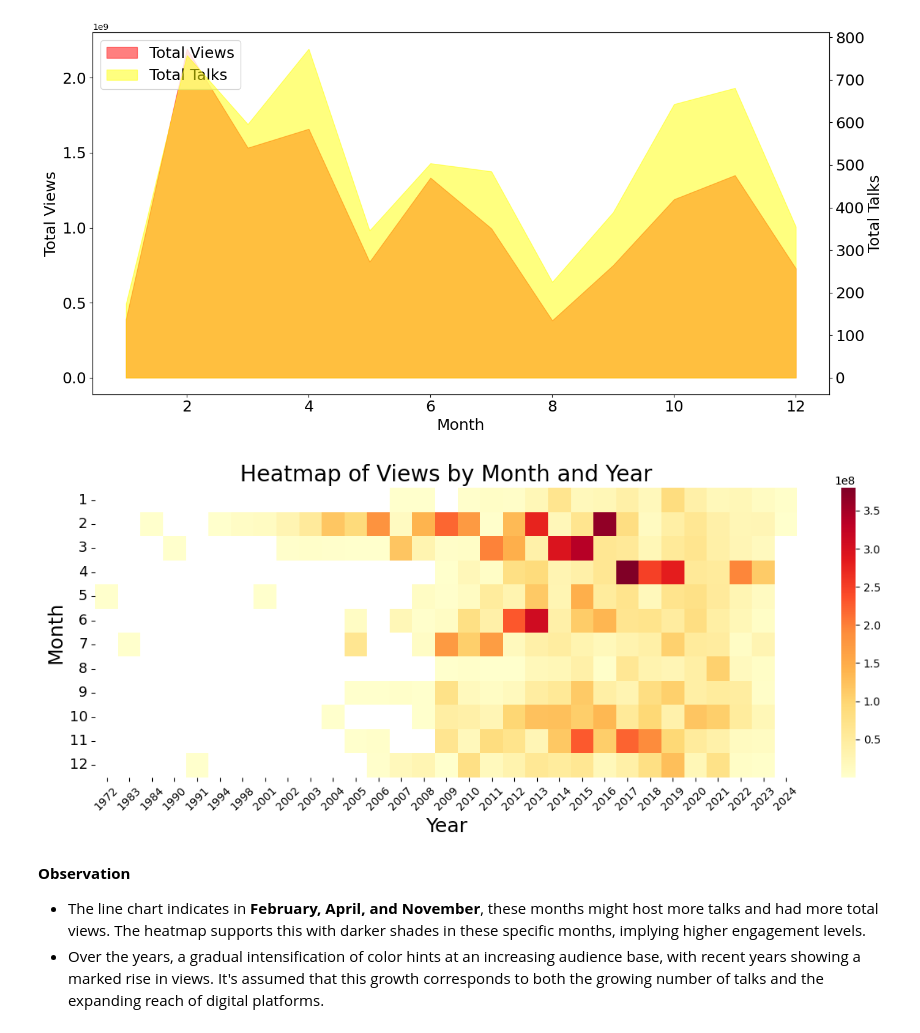
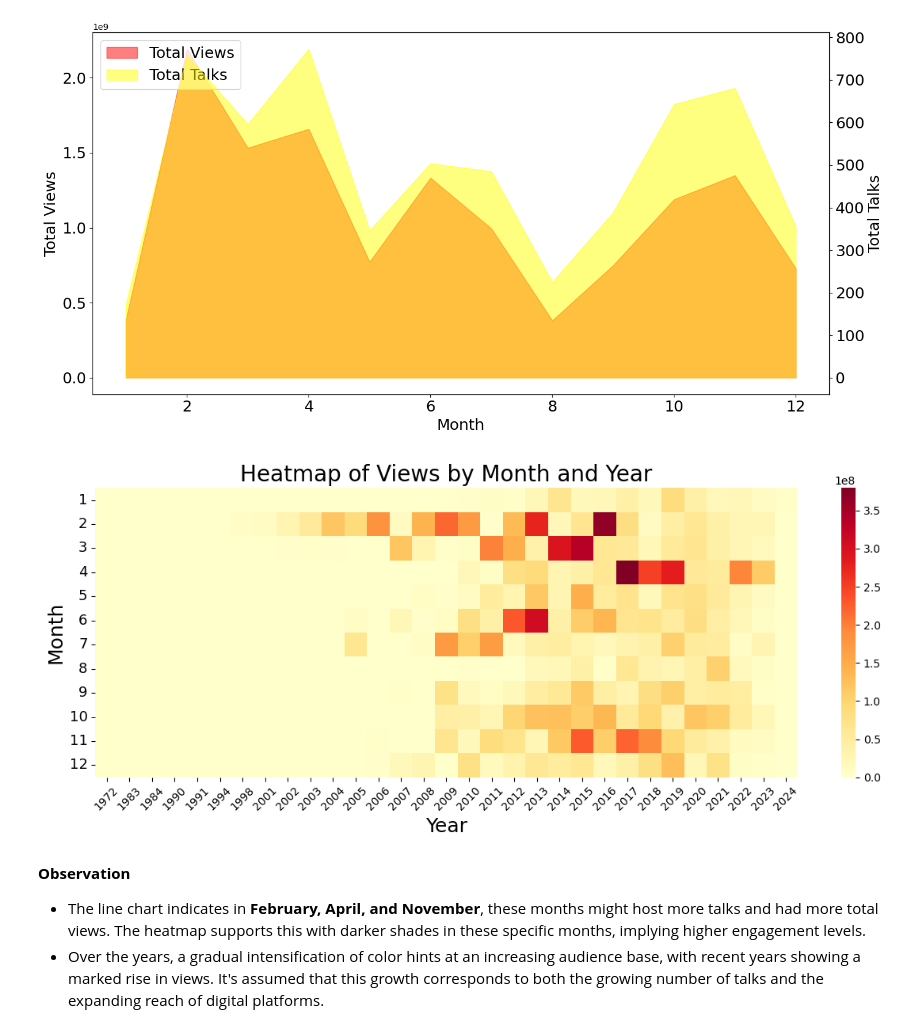
Before and after one commit to adagogogo/TED_Talks_Analysis, a Jupyter notebook: ted_project.ipynb, the cells around one changed output. Cells and saved outputs as stored; diff of their text form; code cells hidden in the pictures.

```diff
--- a/ted_project.ipynb
+++ b/ted_project.ipynb
@@ -147,7 +147,7 @@ memory usage: 509.6+ KB
 ### Convert data type of 'date' and 'view'
 # %%
 # Remove commas from 'view' and convert to integers
-df1['view'] = df1['view'].astype(str).str.replace(',', '').astype(int)
+df1.loc[:, 'view'] = df1['view'].astype(str).str.replace(',', '').astype(int)
 
 df1['view'].head()
 # %% [output]
@@ -539,22 +539,28 @@ plt.show()
 # %%
 # Pivot the DataFrame to have months as rows, years as columns, and views as values
 pivot_df = df_cleaned.pivot_table(index='month', columns='year', values='view', aggfunc='sum')
 
-# Set the color palette to a similar one used in the example images
+# Convert all entries in pivot_df to numeric, setting errors to NaN
+pivot_df = pivot_df.apply(pd.to_numeric, errors='coerce')
+
+# Optionally, handle NaN values
+pivot_df.fillna(0, inplace=True)
+
+# Set the color palette
 cmap = sns.color_palette("YlOrRd", as_cmap=True)
 
 # Plot the heatmap
 plt.figure(figsize=(12, 5))
 sns.heatmap(pivot_df, cmap=cmap, annot=False)  # Use the YlOrRd color palette
 plt.title('Heatmap of Views by Month and Year', fontsize=20)
 plt.xlabel('Year', fontsize=18)
 plt.ylabel('Month', fontsize=18)
 plt.xticks(rotation=45, fontsize=10)
 plt.yticks(rotation=0, fontsize=13)
-plt.tight_layout()  # Adjust the layout to fit everything nicely
+plt.tight_layout()
 plt.show()
 # %% [output]
-[figure, old version]
+[figure, new version]
 # %% [markdown]
 **Observation**
 
```
Also changed, not shown: parts of 6 cells of this notebook.
